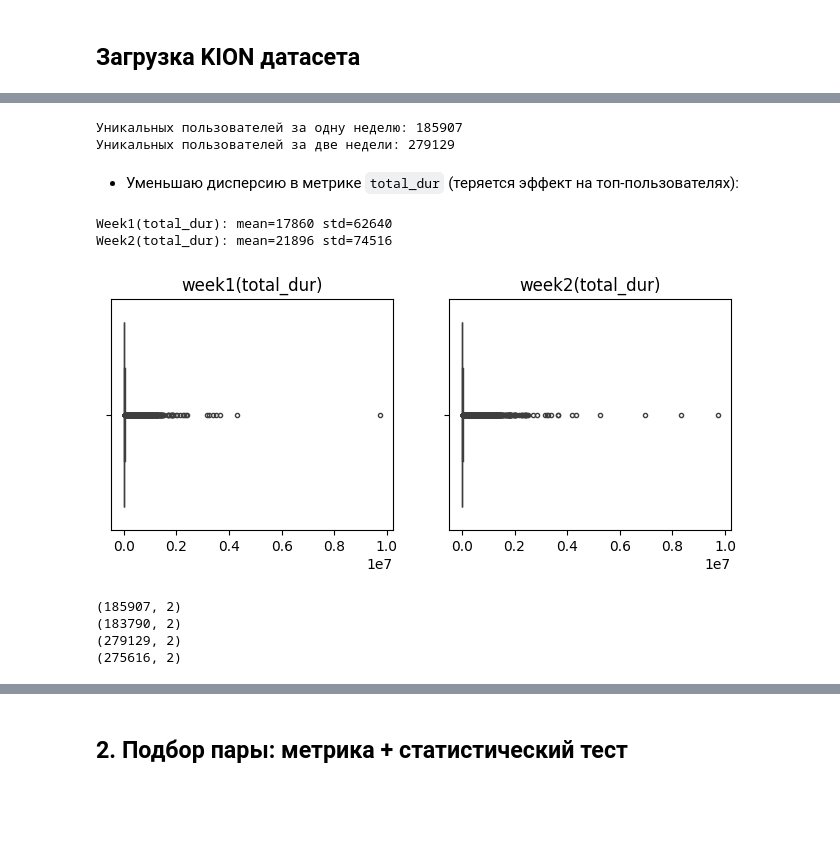
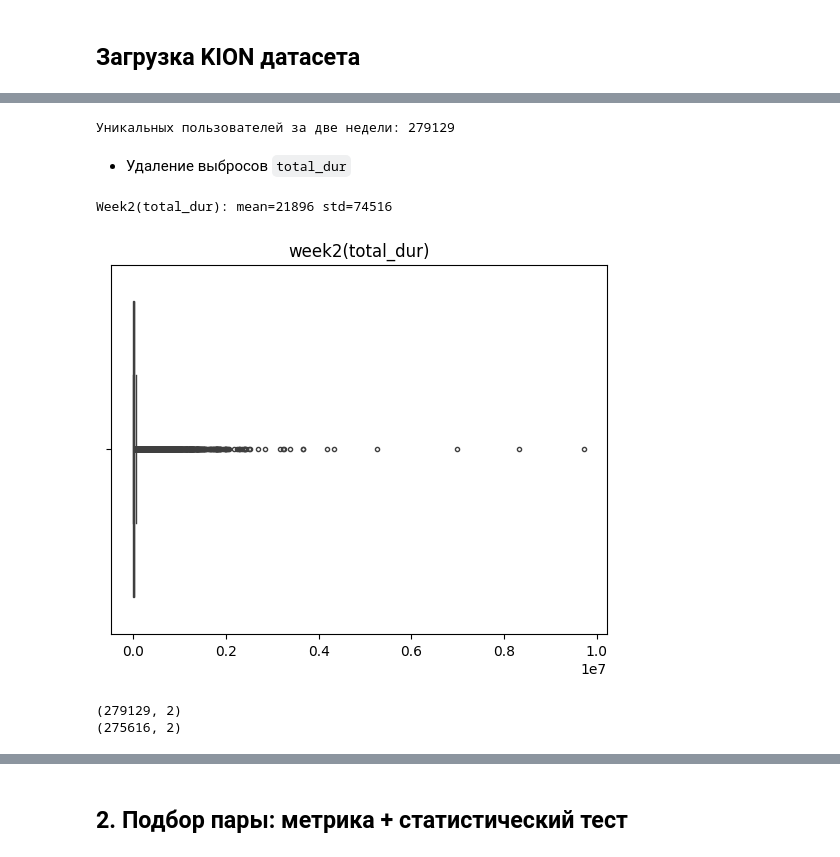
Before and after one commit to azatnv/itmo_ab_2023_autumn_homeworks, a Jupyter notebook: homework-01.ipynb, the cells around one changed output, grey strips where cells are left out. Saved outputs shown, nothing was run; the diff lists cells and outputs as text; code cells hidden in the pictures; blank space fills up the shorter version.

````diff
--- a/homework-01.ipynb
+++ b/homework-01.ipynb
@@ -73,37 +68,25 @@ week2.total_dur = week2.total_dur.astype(np.int32)
 
 del interactions
 # %%
-print("Уникальных пользователей за одну неделю:", week1.user_id.nunique())
 print("Уникальных пользователей за две недели:", week2.user_id.nunique())
 # %% [output]
-Уникальных пользователей за одну неделю: 185907
 Уникальных пользователей за две недели: 279129
-# %% [markdown]
-- Уменьшаю дисперсию в метрике ```total_dur``` (теряется эффект на топ-пользователях):
+# %% [markdown]
+- Удаление выбросов ```total_dur```
 # %%
-print(f"Week1(total_dur): mean={week1.total_dur.mean():.0f} std={week1.total_dur.std():.0f}")
 print(f"Week2(total_dur): mean={week2.total_dur.mean():.0f} std={week2.total_dur.std():.0f}")
 # %% [output]
-Week1(total_dur): mean=17860 std=62640
 Week2(total_dur): mean=21896 std=74516
-# %%
-fig, axs = plt.subplots(ncols=2, figsize=(8, 3))
-sns.boxplot(week1['total_dur'].values, fliersize=3, orient='h', ax=axs[0]).set_title('week1(total_dur)')
-sns.boxplot(week2['total_dur'].values, fliersize=3, orient='h', ax=axs[1]).set_title('week2(total_dur)');
-# %% [output]
-[figure, removed]
+# %%
+sns.boxplot(week2['total_dur'].values, fliersize=3, orient='h').set_title('week2(total_dur)');
+# %% [output]
+[figure, added]
 # %%
 # Удалим выбросы в 3-х стандартных отклонениях
-
-print(week1.shape)
-week1 = week1[(week1['total_dur'] < week1['total_dur'].std() * 3)]
-print(week1.shape)
 
 print(week2.shape)
 week2 = week2[(week2['total_dur'] < week2['total_dur'].std() * 3)]
 print(week2.shape)
 # %% [output]
-(185907, 2)
-(183790, 2)
 (279129, 2)
 (275616, 2)
````
Also changed, not shown: parts of 122 cells of this notebook.
